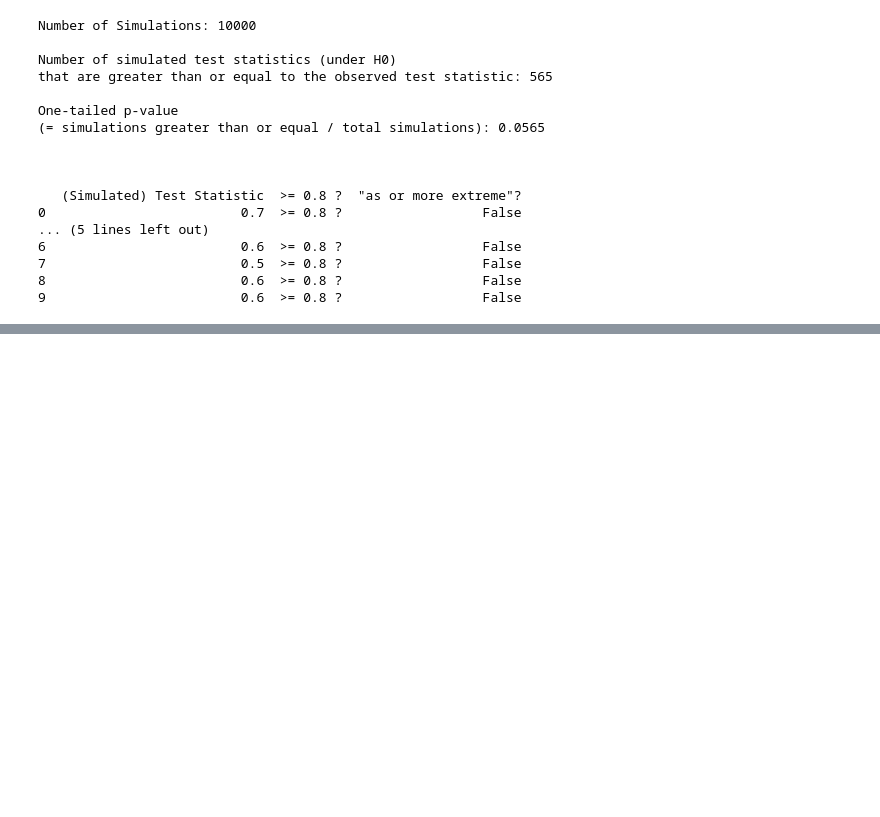
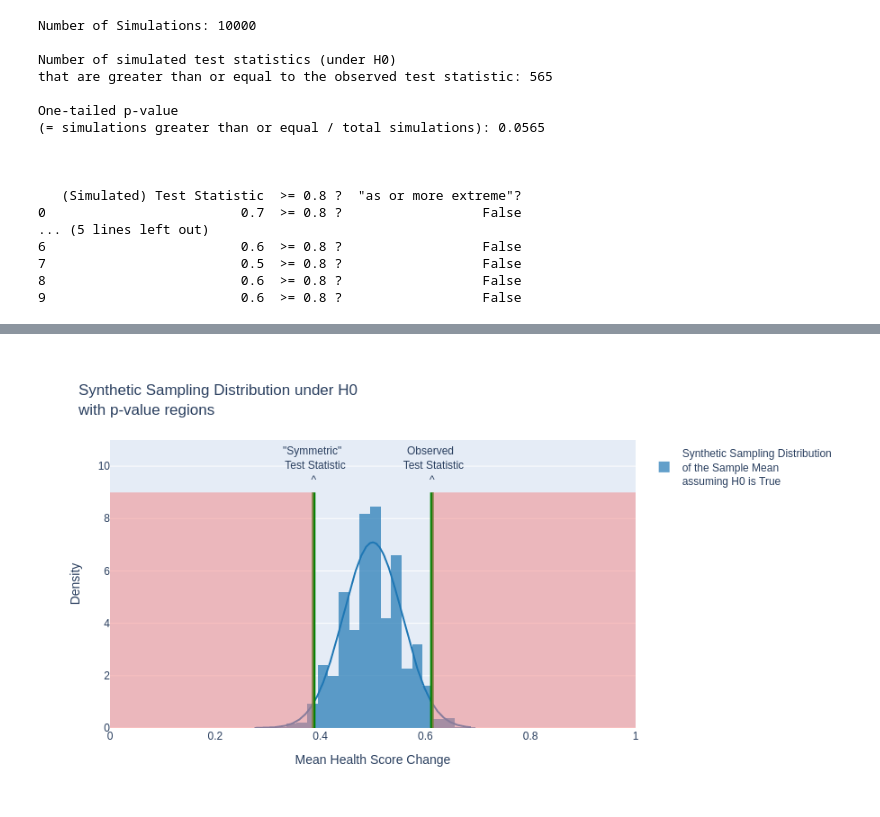
Before and after one commit to andrewpols/sta130, a Jupyter notebook: HW05.ipynb, the cells around one changed output, grey strips where cells are left out. Cells and saved outputs as stored; diff of their text form; code cells hidden in the pictures; blank space fills up the shorter version.

```diff
--- a/HW05.ipynb
+++ b/HW05.ipynb
@@ -701,0 +642,86 @@ Yes; ChatBots + CourseWiki
+# %%
+import numpy as np
+import pandas as pd
+import plotly.figure_factory as ff
+import plotly.graph_objects as go
+
+# Seed for reproducibility
+np.random.seed(1)
+
+# Number of simulations for the hypothesis test
+number_of_simulations = 10000
+
+# Sample size
+sample_size = 80
+
+# Observed number of correct guesses
+observed_correct_guesses = 49
+
+# Observed test statistic: sample mean
+observed_test_statistic = observed_correct_guesses / sample_size
+
+# Population parameter under H0 (mu = 0.5)
+population_parameter_value_under_H0 = 0.5
+
+# Initialize an array to store simulated sample means
+simulated_means = np.zeros(number_of_simulations)
+
+# Generate synthetic samples under the null hypothesis (H0: mu = 0.5)
+for i in range(number_of_simulations):
+    random_guesses = np.random.choice([0, 1], size=sample_size, replace=True)
+    simulated_means[i] = random_guesses.mean()
+
+# Calculate how many simulated means are as or more extreme than the observed test statistic
+extreme_test_stats = np.abs(simulated_means - 0.5) >= np.abs(observed_test_statistic - 0.5)
+
+# Calculate the p-value
+p_value = extreme_test_stats.sum() / number_of_simulations
+
+# Create the histogram + KDE plot
+hist_data = [simulated_means]
+group_labels = ['Synthetic Sampling Distribution<br>of the Sample Mean<br>assuming H0 is True']
+
+fig = ff.create_distplot(hist_data, group_labels, curve_type='normal',
+                         show_hist=True, show_rug=False, bin_size=0.02)
+
+# Add observed test statistic line
+pv_y = 9
+pv_y_ = 1
+fig.add_shape(type="line", x0=observed_test_statistic, y0=0,
+              x1=observed_test_statistic, y1=pv_y,
+              line=dict(color="Green", width=4), name="Observed Test Statistic")
+fig.add_trace(go.Scatter(x=[observed_test_statistic], y=[pv_y + pv_y_],
+                         text=["Observed <br> Test Statistic<br>^"], mode="text", showlegend=False))
+
+# Add symmetric observed test statistic line for "as or more extreme"
+symmetric_test_statistic = population_parameter_value_under_H0 - abs(observed_test_statistic - population_parameter_value_under_H0)
+fig.add_shape(type="line", x0=symmetric_test_statistic, y0=0,
+              x1=symmetric_test_statistic, y1=pv_y,
+              line=dict(color="Green", width=4), name="Symmetric Test Statistic")
+fig.add_trace(go.Scatter(x=[symmetric_test_statistic], y=[pv_y + pv_y_],
+                         text=['"Symmetric" <br> Test Statistic<br>^'], mode="text", showlegend=False))
+
+# Add a transparent rectangle for the lower extreme region
+fig.add_shape(type="rect", x0=0, y0=0, x1=symmetric_test_statistic, y1=pv_y,
+              fillcolor="LightCoral", opacity=0.5, line_width=0, name="Lower Extreme Region")
+
+# Add a transparent rectangle for the upper extreme region
+fig.add_shape(type="rect", x0=observed_test_statistic, y0=0, x1=1, y1=pv_y,
+              fillcolor="LightCoral", opacity=0.5, line_width=0, name="Upper Extreme Region")
+
+# Update layout with x-axis range limited to [0, 1]
+fig.update_layout(
+    title="Synthetic Sampling Distribution under H0<br>with p-value regions",
+    xaxis_title="Mean Health Score Change",
+    yaxis_title="Density",
+    xaxis=dict(range=[0, 1]),  # Limiting the x-axis to [0, 1]
+    yaxis=dict(range=[0, pv_y + 2 * pv_y_]),
+    width = 900,
+    height = 500
+)
+
+
+# Show the plot
+fig.show(renderer='png')
+# %% [output]
+[figure, added]
```
Also changed, not shown: parts of 21 cells of this notebook, 1 other file.
